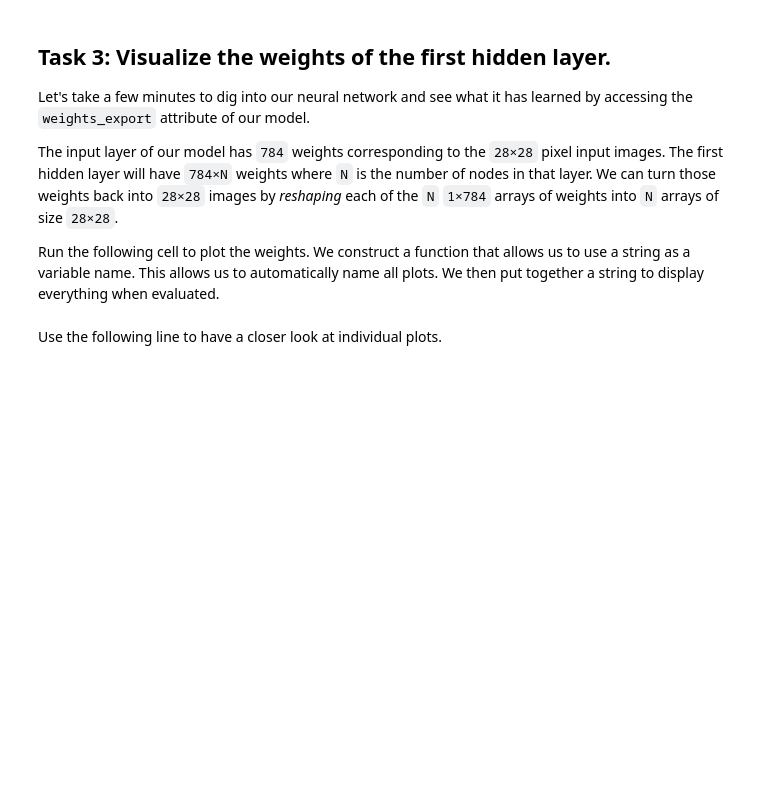
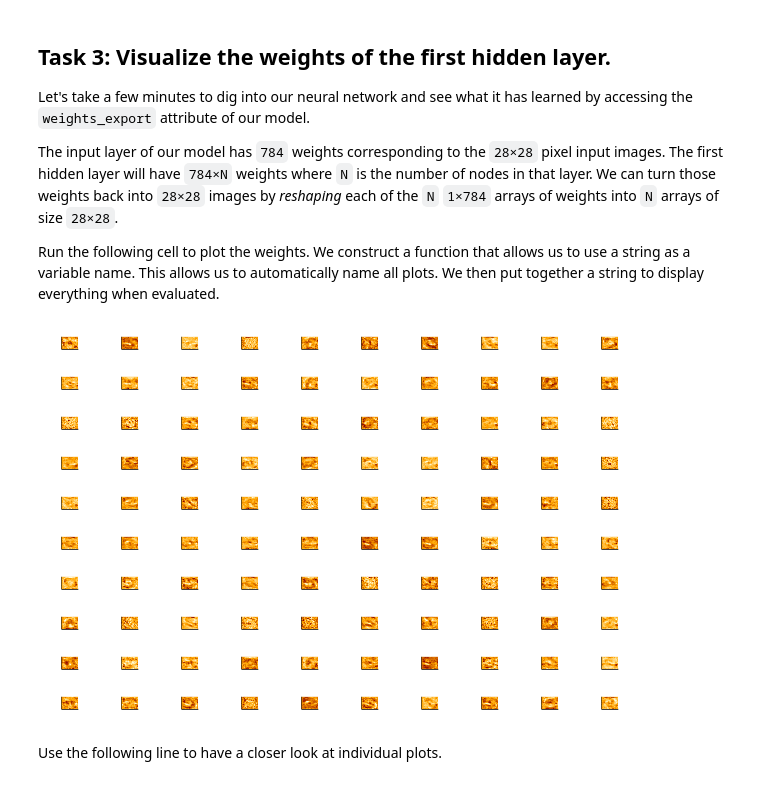
Before and after one commit to sdobber/MLCrashCourse, a Jupyter notebook: 10. Multi-class Classification of Handwritten Digits Julia.ipynb, the cells around one changed output. Saved outputs shown, nothing was run; the diff lists cells and outputs as text; code cells hidden in the pictures; blank space fills up the shorter version.

```diff
--- a/10. Multi-class Classification of Handwritten Digits Julia.ipynb
+++ b/10. Multi-class Classification of Handwritten Digits Julia.ipynb
@@ -128,2 +132,0 @@ Label: 1.0
-# %%
-p1=heatmap(flipdim(1.-reshape(rand_example_features, (28, 28)),1), legend=:none, c=:gray, title="Label: $rand_example_label")
@@ -265,7 +266,7 @@ function train_linear_classification_model(
 
   final_predictions=0.0.*copy(final_probabilities)
   for i=1:size(final_predictions,1)
-        final_predictions[i,indmax(final_probabilities[i,:])]=1.0
+        final_predictions[i,argmax(final_probabilities[i,:])]=1.0
   end
 
   accuracy = sklm.accuracy_score(validation_targets, final_predictions)
@@ -406,8 +415,8 @@ function train_nn_classification_model(learning_rate,
 
   # Network parameters
   push!(hidden_units,size(training_targets,2)) #create an output node that fits to the size of the targets
-  activation_functions = Vector{Function}(size(hidden_units,1))
-  activation_functions[1:end-1]=z->nn.dropout(nn.relu(z), keep_probability)
+  activation_functions = Vector{Function}(undef, size(hidden_units,1))
+  activation_functions[1:end-1] .= z->nn.dropout(nn.relu(z), keep_probability)
   activation_functions[end] = nn.softmax #Last function should be idenity as we need the logits
 
   # create network
@@ -470,7 +479,7 @@ function train_nn_classification_model(learning_rate,
 
   final_predictions=0.0.*copy(final_probabilities)
   for i=1:size(final_predictions,1)
-        final_predictions[i,indmax(final_probabilities[i,:])]=1.0
+        final_predictions[i,argmax(final_probabilities[i,:])]=1.0
   end
 
   accuracy = sklm.accuracy_score(validation_targets, final_predictions)
@@ -556,25 +569,27 @@ Run the following cell to plot the weights. We construct a function that allows
 # %%
 function string_as_varname_function(s::AbstractString, v::Any)
    s = Symbol(s)
    @eval (($s) = ($v))
 end
 
 weights0 = run(sess, weight_export)
 
 num_nodes=size(weights0,2)
 num_row=convert(Int,ceil(num_nodes/10))
 for i=1:num_nodes
     str_name=string("Heat",i)
     string_as_varname_function(str_name,   heatmap(reshape(weights0[:,i], (28,28)), c=:heat, legend=false, yticks=[], xticks=[] ) )
 end
 
 out_string="plot(Heat1"
 for i=2:num_nodes-1
     out_string=string(out_string, ", Heat", i)
 end
     out_string=string(out_string, ", Heat", num_nodes, ", layout=(num_row, 10), legend=false )")
 
-eval(parse(out_string))
+eval(Meta.parse(out_string))
+# %% [output]
+[figure, added]
 # %% [markdown]
 Use the following line to have a closer look at individual plots.
 # %%
```
Also changed, not shown: parts of 15 cells of this notebook, 7 other files.
